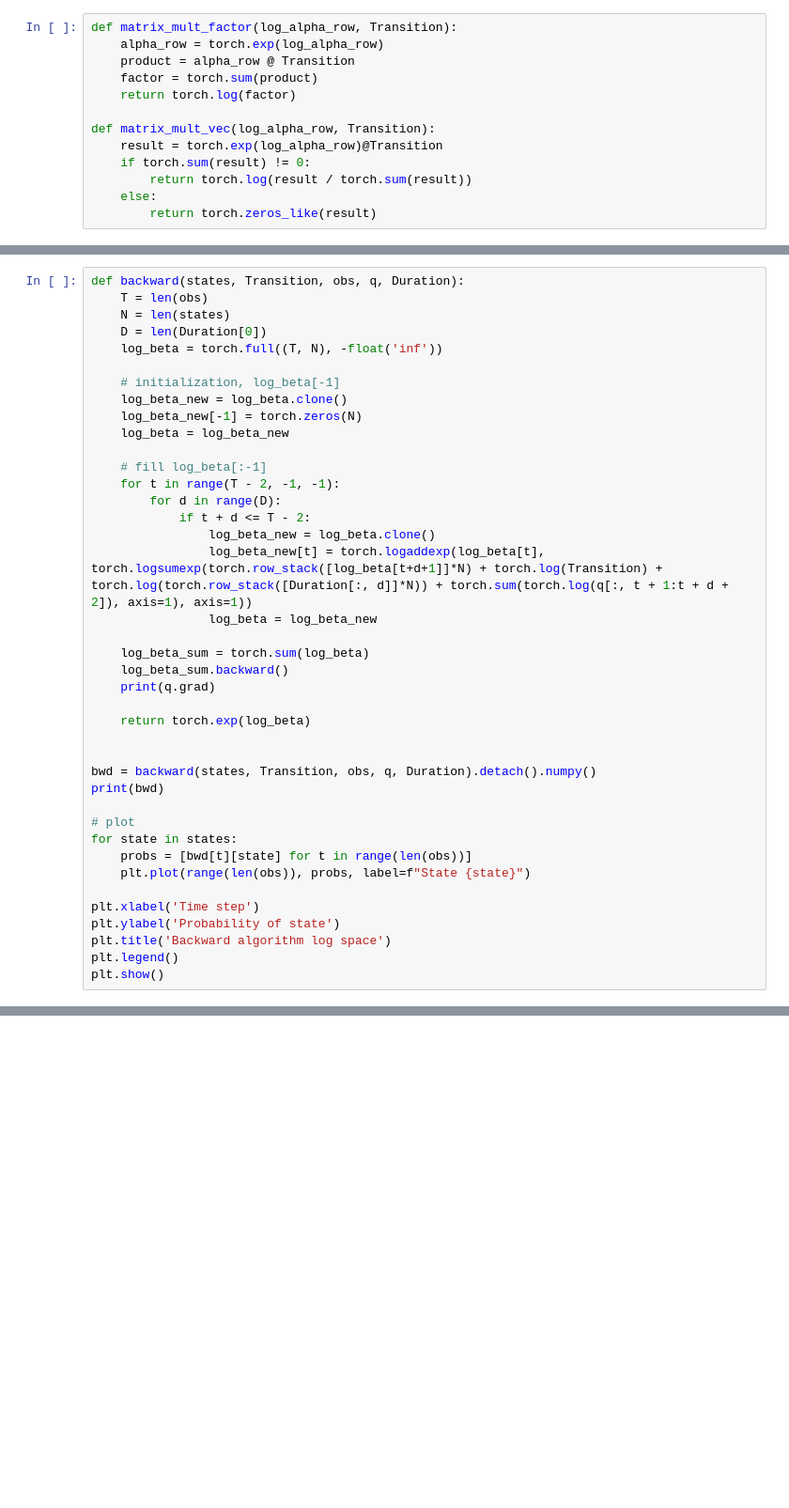
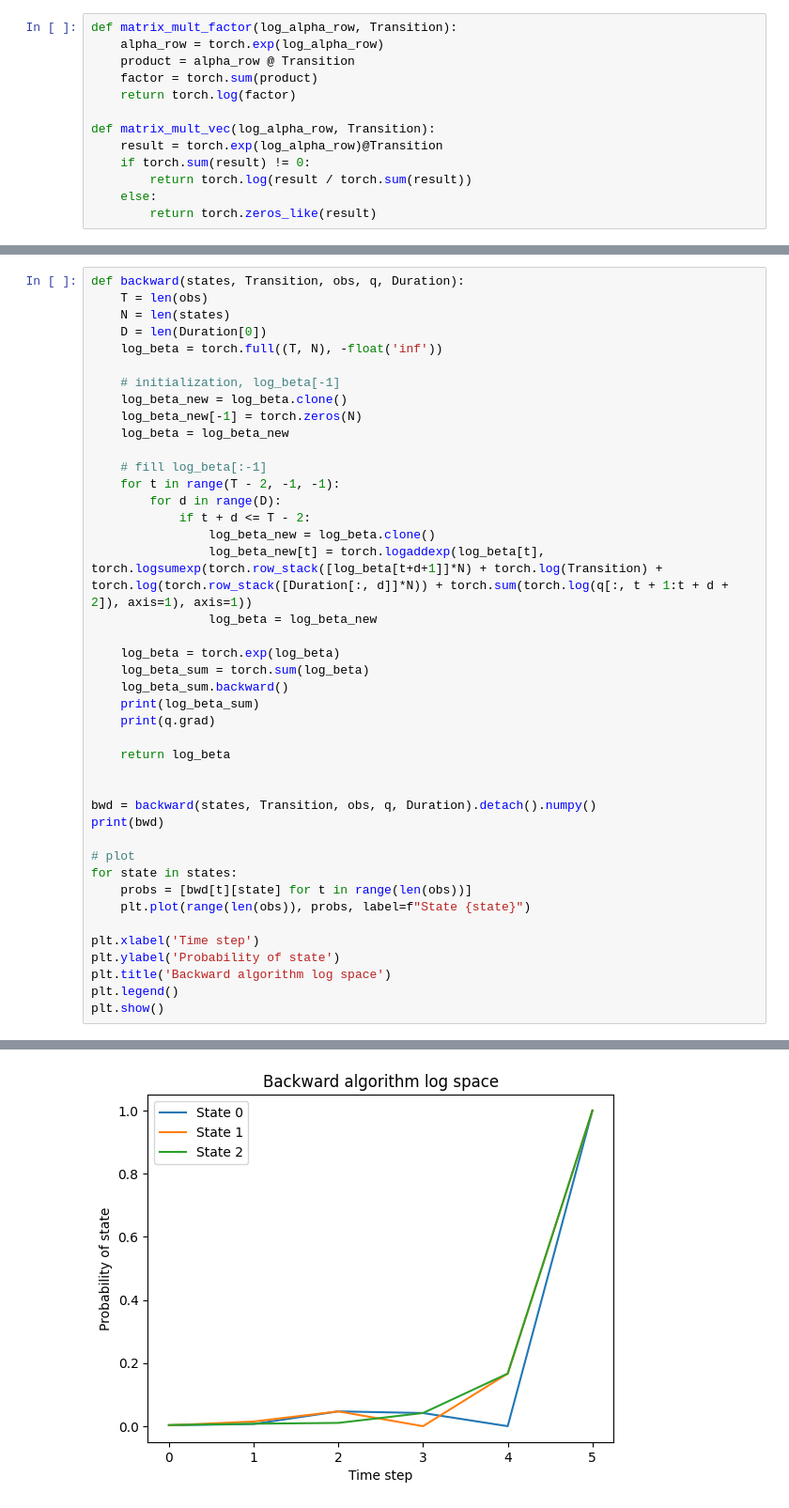
Before and after one commit to jcao0715/hsmm, a Jupyter notebook: hsmm_torch.ipynb, the cells around one changed output, grey strips where cells are left out. Shown: that part at 94% size. Drawn from its saved outputs; the diff is of its cells as text; blank space fills up the shorter version.

```diff
--- a/hsmm_torch.ipynb
+++ b/hsmm_torch.ipynb
@@ -208,11 +177,13 @@ def backward(states, Transition, obs, q, Duration):
                 log_beta_new[t] = torch.logaddexp(log_beta[t], torch.logsumexp(torch.row_stack([log_beta[t+d+1]]*N) + torch.log(Transition) + torch.log(torch.row_stack([Duration[:, d]]*N)) + torch.sum(torch.log(q[:, t + 1:t + d + 2]), axis=1), axis=1))
                 log_beta = log_beta_new
 
+    log_beta = torch.exp(log_beta)
     log_beta_sum = torch.sum(log_beta)
     log_beta_sum.backward()
+    print(log_beta_sum)
     print(q.grad)
 
-    return torch.exp(log_beta)
+    return log_beta
 
 
 bwd = backward(states, Transition, obs, q, Duration).detach().numpy()
@@ -250,3 +213,4 @@ RuntimeError: Function 'LogsumexpBackward0' returned nan values in its 0th outpu
+[figure, added]
 # %%
 def backward(states, Transition, obs, q, Duration):
     T = len(obs)
```
Also changed, not shown: parts of 7 cells of this notebook.
